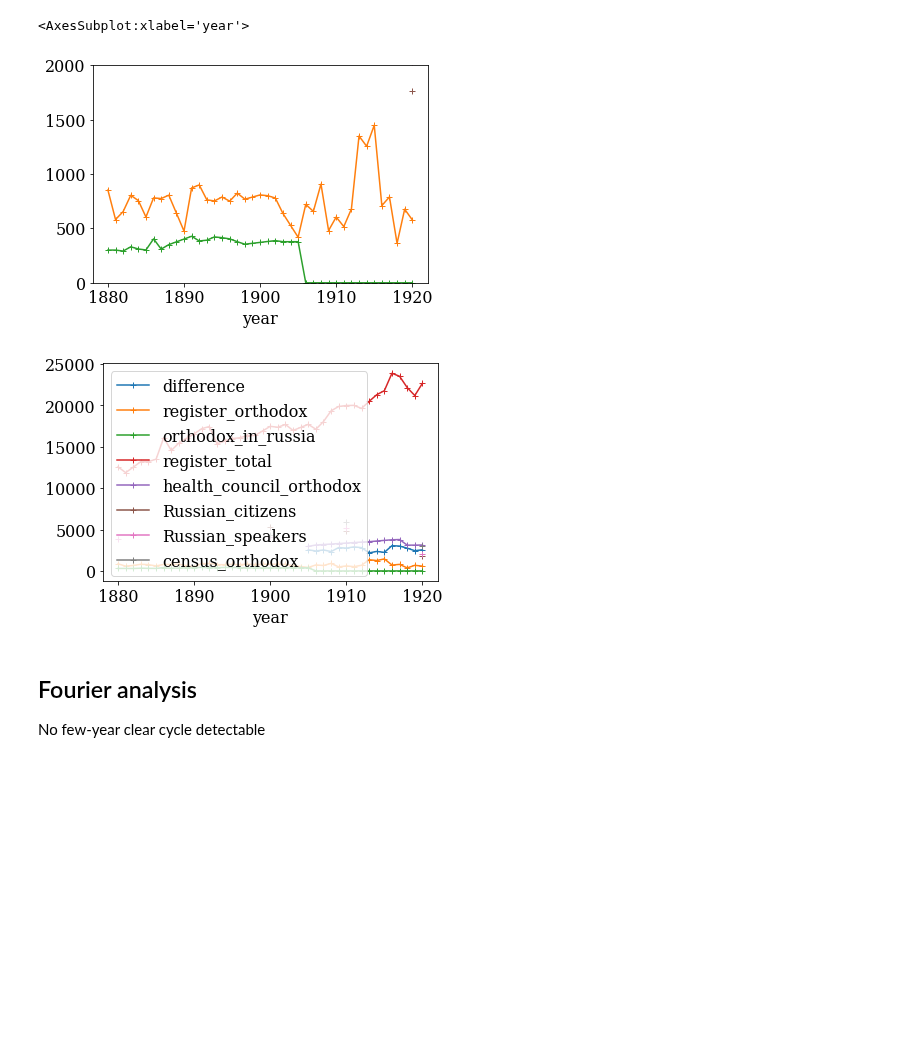
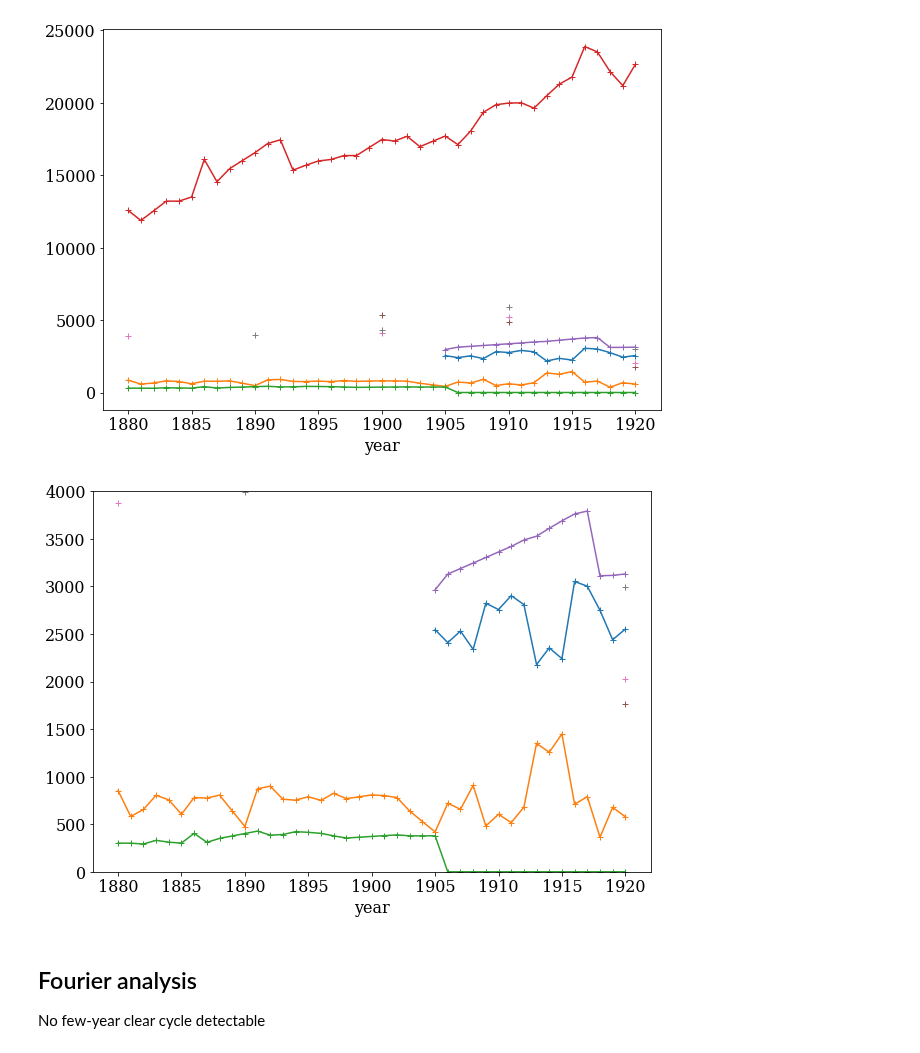
Before and after one commit to AnttiHaerkoenen/vyborg_orthodox, a Jupyter notebook: notebooks/missing_orthodox.ipynb, the cells around one changed output. Saved outputs shown, nothing was run; the diff lists cells and outputs as text; code cells hidden in the pictures; blank space fills up the shorter version.

```diff
--- a/notebooks/missing_orthodox.ipynb
+++ b/notebooks/missing_orthodox.ipynb
@@ -4,8 +4,11 @@ from pathlib import Path
 
 import pandas as pd
 import numpy as np
+import matplotlib.pyplot as plt
 
 data_dir = Path('../data')
+figure_dir = Path('../figures')
+figure_dir.mkdir(exist_ok=True)
 warnings.simplefilter(action='ignore', category=FutureWarning)
 
 district_codes = pd.read_csv(data_dir / 'district_codes_1878.csv')
@@ -34,38 +37,39 @@ poll_tax['in_russia_orthodox'] = poll_tax['in_russia_orthodox'].interpolate(meth
 poll_tax['total'] = (poll_tax.total_women + poll_tax.total_men).interpolate(method='linear')
 poll_tax['orthodox'] = poll_tax.orthodox - poll_tax.in_russia_orthodox
 health_council = pd.read_csv(data_dir / 'health_council.csv', index_col=0).pop_orthodox
 health_council = health_council.reindex(range(1880, 1921), fill_value=np.nan).interpolate(method='slinear')
 foreigners = pd.read_csv(data_dir / 'foreigners.csv', index_col=0).russia
 language = pd.read_csv(data_dir / 'language.csv', index_col=0).russian
 religion = pd.read_csv(data_dir / 'religion.csv', index_col=0).orthodox
 difference = health_council - poll_tax.orthodox
 data = pd.DataFrame([
     difference,
     poll_tax.orthodox,
     poll_tax.in_russia_orthodox,
     poll_tax.total,
     health_council,
     foreigners,
     language,
     religion,
 ]).T
 data.columns = [
     'difference',
     'register_orthodox',
     'orthodox_in_russia',
     'register_total',
     'health_council_orthodox',
     'Russian_citizens',
     'Russian_speakers',
     'census_orthodox',
 ]
 # data.interpolate(method='linear', inplace=True)
-data.plot(marker='+', legend=False, ylim=(0, 2000))
-data.plot(marker='+')
+data.plot(marker='+', legend=False, figsize=(10, 7))
+plt.savefig(figure_dir / 'timeseries1.png')
+data.plot(marker='+', legend=False, figsize=(10, 7), ylim=(0, 4000))
+plt.savefig(figure_dir / 'timeseries2.png')
 # %% [output]
-<AxesSubplot:xlabel='year'>
-[figure, old version]
+[figure, new version]
-[figure, old version]
+[figure, new version]
 # %% [markdown]
 ## Fourier analysis
 
```
Also changed, not shown: parts of 4 cells of this notebook, 4 other files.
